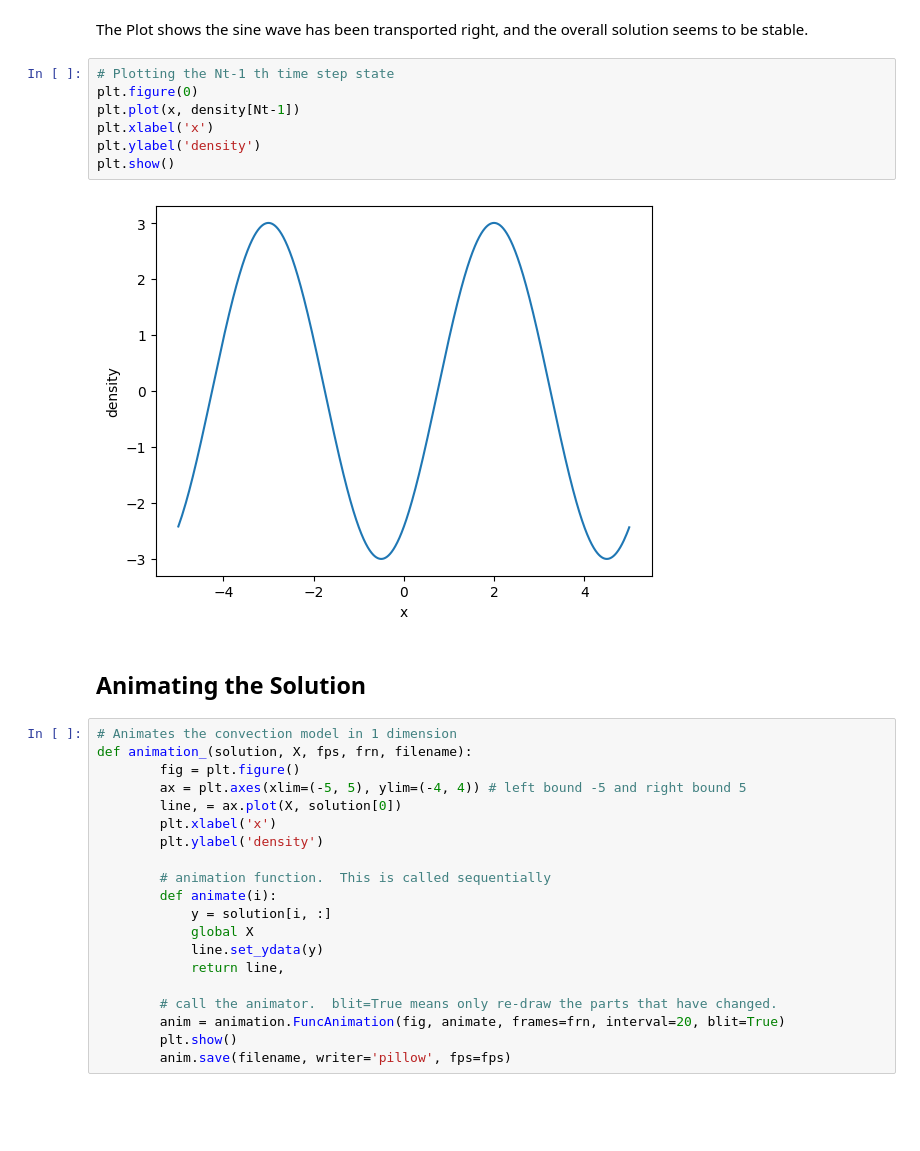
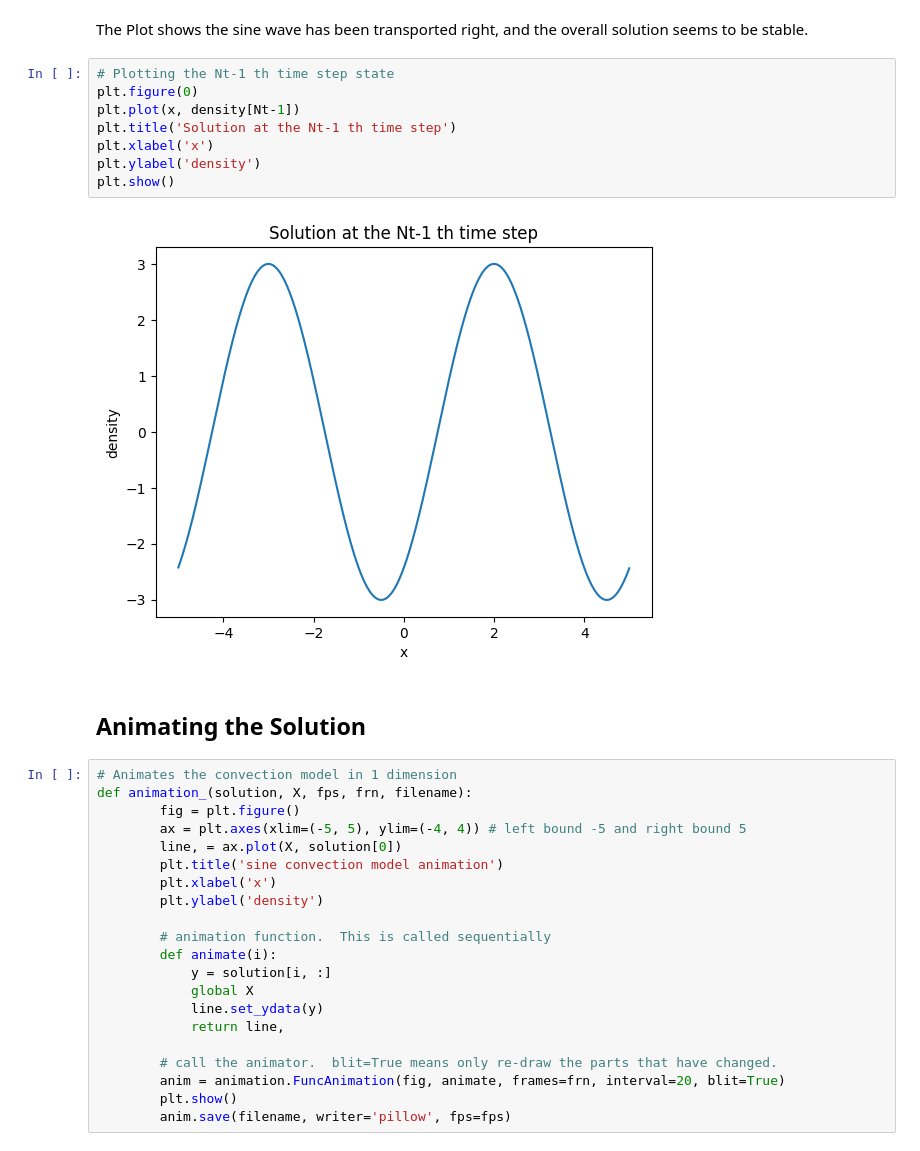
Before and after one commit to Louis-Finegan/Convection-Diffusion-Models-Finite-Difference-Method-Python3, a Jupyter notebook: examples/convection.ipynb, the cells around one changed output. Saved outputs shown, nothing was run; the diff lists cells and outputs as text; blank space fills up the shorter version.

Commit message:
Added titles to plots

```diff
--- a/examples/convection.ipynb
+++ b/examples/convection.ipynb
@@ -72,12 +72,13 @@ The Plot shows the sine wave has been transported right, and the overall solutio
 # %%
 # Plotting the Nt-1 th time step state
 plt.figure(0)
 plt.plot(x, density[Nt-1])
+plt.title('Solution at the Nt-1 th time step')
 plt.xlabel('x')
 plt.ylabel('density')
 plt.show()
 # %% [output]
-[figure, old version]
+[figure, new version]
 # %% [markdown]
 ## Animating the Solution
 # %%
@@ -86,6 +87,7 @@ def animation_(solution, X, fps, frn, filename):
         fig = plt.figure()
         ax = plt.axes(xlim=(-5, 5), ylim=(-4, 4)) # left bound -5 and right bound 5
         line, = ax.plot(X, solution[0])
+        plt.title('sine convection model animation')
         plt.xlabel('x')
         plt.ylabel('density')
 
```
Also changed, not shown: parts of 1 cell of this notebook, 1 other file.
